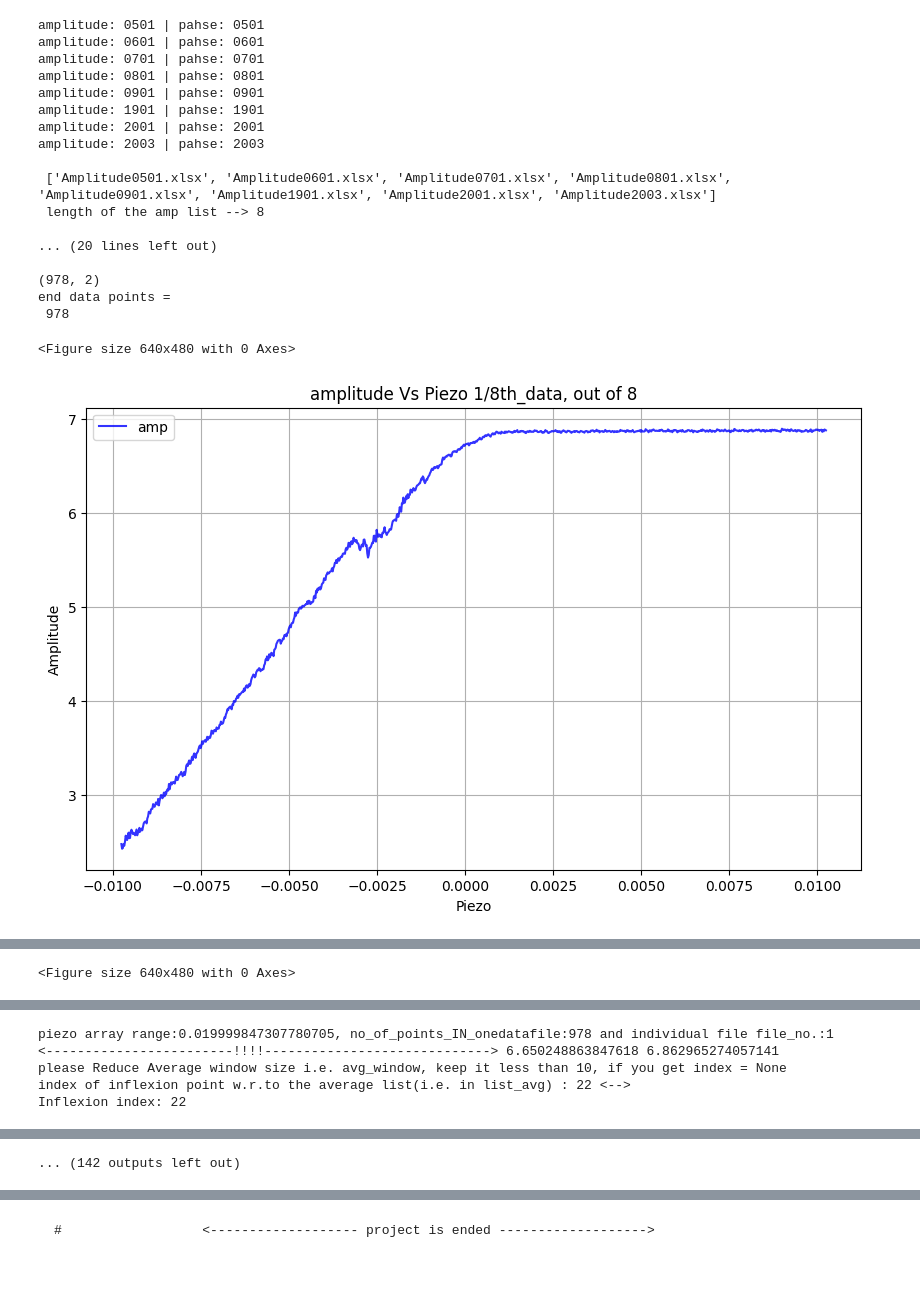
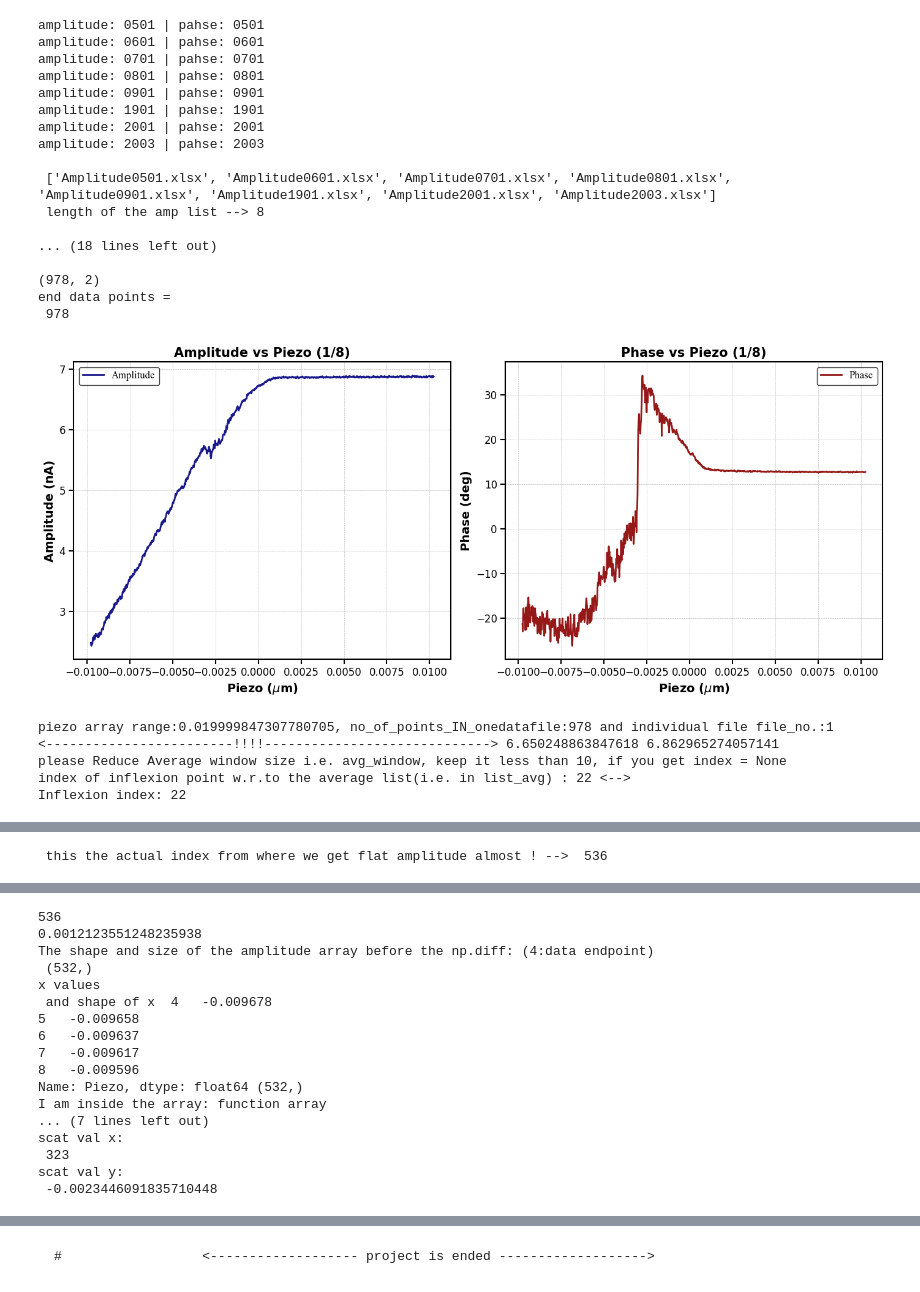
Before and after one commit to mohdrafik/Protein-AFM-Analysis-and-Lennard-Jones-potential-fitting, a Jupyter notebook: process_plot_data.ipynb, the cells around one changed output, grey strips where cells are left out. Saved outputs shown, nothing was run; the diff lists cells and outputs as text; code cells hidden in the pictures.

Commit message:
modified figure side by side

```diff
--- a/process_plot_data.ipynb
+++ b/process_plot_data.ipynb
@@ -35,7 +35,7 @@ from energy_dissipationEdiss import energy_dissipation
 # data_path =  "dataproblem\\old_data\\"
 # data_path =  "dataproblem\\curvesonproteins2\\"
 # data_path = "E:\\python_programs\\xlsfileprocess\\dataproblem\\curves on protein\\with 2000 points\\"
-# data_path = "E:\\python_programs\\xlsfileprocess\\dataproblem\\new_data7sep24\\"
+# data_path = "E:\\python_programs\\xlsfileprocess\\dataproblem\_data7sep24\\"
 data_path = "E:\\Protein-AFM-Analysis-and-Lennard-Jones-potential-fitting\\data\\"
 
 point_density_OLd = 8910.417881801475  # corresponds to avg_windowsize = 4.
@@ -65,9 +65,9 @@ for i in range(sameNo_of_amp_phase_length):
     filenameAmplitude = amp_inOrder[i]
     filenamephase = Phase_inOrder[i]
     file_No = i+1
-    print("\n",f"<----- IN process with files {filenameAmplitude} and {filenamephase} and file No. {file_No} -------->")
+    print(" ",f"<----- IN process with files {filenameAmplitude} and {filenamephase} and file No. {file_No} -------->")
 
-    print("\n",f"I am dealing with file = {file_No}.")
+    print(" ",f"I am dealing with file = {file_No}.")
 #     readASdfsetaxisAmpasnp(data_path,filenameAmplitude,filenamephase)
     print(f"I have read and converted the data in dataframe and numpy array and no of row in amp as data_endamp for file {i+1} named as {filenameAmplitude} and {filenamephase}.")
     res = readASdfsetaxisAmpasnp(data_path,filenameAmplitude,filenamephase)
@@ -78,11 +78,16 @@ for i in range(sameNo_of_amp_phase_length):
     ampdfAmplitudeColumnarr = res[4]    # it is single column  amplitude numpy array only
     A0 = res[5]    # A0 is the last value of the ampdf Amplitude  ***********  check for A0 values if this is in m . I think it is in nA here.
 
-    plt.figure()
-    plot_data(ampdf,label='amp',color='blue', marker='', markersize=1,alpha=0.8,title=f"amplitude Vs Piezo {i+1}/{sameNo_of_amp_phase_length}th_data, out of {sameNo_of_amp_phase_length}",Xaxis="Piezo",Yaxis='Amplitude')
-    plt.show()
-    plt.figure()
-    plot_data(phasedf,label='phase',color='red', marker='', markersize=1,alpha=0.6,title=f"Phase Vs Piezo {i+1}/{sameNo_of_amp_phase_length}th_data, out of {sameNo_of_amp_phase_length}",Xaxis="Piezo",Yaxis='Phase')
+    fig, (ax1, ax2) = plt.subplots(1, 2, figsize=(7.16, 3))
+    plot_data(ampdf.iloc[:, 0:2], label='Amplitude', color='navy', alpha=0.9,
+              title=f"Amplitude vs Piezo ({i+1}/{sameNo_of_amp_phase_length})",
+              Xaxis="Piezo ($\\mu$m)", Yaxis="Amplitude (nA)", ax=ax1)
+
+    plot_data(phasedf.iloc[:, 0:2], label='Phase', color='darkred', alpha=0.9,
+              title=f"Phase vs Piezo ({i+1}/{sameNo_of_amp_phase_length})",
+              Xaxis="Piezo ($\\mu$m)", Yaxis="Phase (deg)", ax=ax2)
+
+    plt.tight_layout()
     plt.show()
 
     # ------------ *********** here add a function to calculate the avg_window size for each file individually.
@@ -108,9 +113,9 @@ for i in range(sameNo_of_amp_phase_length):
     # <--------- it is for the finding the downbump in the actual data ... >
     res_indices = smfitbp.findDownBump(ampdf, zero_orFlatAmp, window_length=30, polyorder=3)
     index_inflexion = res_indices[0]
-    print("\n index_inflexion ---------->",index_inflexion)
+    print("  index_inflexion ---------->",index_inflexion)
     index_minima = res_indices[1]
-    print("\n index_minima ---------->",index_minima)
+    print(" index_minima ---------->",index_minima)
     smoothed_array = res_indices[4]  # it returned the smoothed array after filtering.
 
     backward_MinimaBump_nmValue = 4.0
@@ -203,7 +208,7 @@ for i in range(sameNo_of_amp_phase_length):
     print(f"<------here is the filename ---------------->{filename_refinedData}")
     # if filename[-5:] ==".xlsx" and filename[0:7] !='hamaker':
     if filename_refinedData[-4:] ==".dat" and filename_refinedData[0:7] !='hamaker':
-        print(f"----------->!!!!!!!! current processing file name is {filename_refinedData} \n")
+        print(f"----------->!!!!!!!! current processing file name is {filename_refinedData}  ")
 #             result = hamaker_const(datapath,filename, hamdeg= None)
 #         result = hamaker_calculation.hamaker_const(datapath,filename_refinedData, start_idx=index_inflexion, end_idx =zero_orFlatAmp, hamdeg= None)
 
@@ -231,7 +236,7 @@ hamaker_constavgData_df.to_excel(os.path.join(datapath,'hamaker_avgValeachfile.x
 
 #     filesaveDatain_dat(directory_path,piezofrominflexion2flat_nm,ampfrominflexion2flat_nm ,phasefrominflexion2flat_degree,filenameAmplitude,filenamephase,hamakerConstant = 1,A0 = A0)
 
-#     print("\n",f"<--------------- process is completed with files {filenameAmplitude} and {filenamephase} and file sequence No. {i+1}.------------------------------>")
+#     print(" ",f"<--------------- process is completed with files {filenameAmplitude} and {filenamephase} and file sequence No. {i+1}.------------------------------>")
 
 #     potential_force_algo(directory_path,filename_res)
 # K=32.125 Q=442
@@ -280,33 +285,37 @@ save_avg_hamaker(data_path,save_avg_hamakervalues,output_filename="avg_hamaker_r
 #         if filename[-4:] ==".dat" and filename[0:7] !='hamaker':
 #             print(f"----------->!!!!!!!! current processing file name is {filename}")
 # #             result = hamaker_const(datapath,filename, hamdeg= None)
 #             result = hamaker_calculation.hamaker_const(datapath,filename, hamdeg= None)
 
 #             filename_list.append(result["filename"])
 #             hamaker_constavglist.append(result["hamaker_const"])
 
 #     hamaker_constavgData = {"filename":filename_list,"hammaker_constant":hamaker_constavglist }
 
 #     hamaker_constavgData_df = pd.DataFrame(hamaker_constavgData)
 
 #     hamaker_constavgData_df.to_excel(os.path.join(datapath,'hamaker_avgValeachfile.xlsx'))
 # %% [output]
 amplitude: 0501 | pahse: 0501
 amplitude: 0601 | pahse: 0601
 amplitude: 0701 | pahse: 0701
 amplitude: 0801 | pahse: 0801
 amplitude: 0901 | pahse: 0901
 amplitude: 1901 | pahse: 1901
 amplitude: 2001 | pahse: 2001
 amplitude: 2003 | pahse: 2003
 
  ['Amplitude0501.xlsx', 'Amplitude0601.xlsx', 'Amplitude0701.xlsx', 'Amplitude0801.xlsx', 'Amplitude0901.xlsx', 'Amplitude1901.xlsx', 'Amplitude2001.xlsx', 'Amplitude2003.xlsx']
  length of the amp list --> 8
 
-... (20 lines left out)
+... (18 lines left out)
 
 (978, 2)
 end data points =
  978
+[figure, new version]
-<Figure size 640x480 with 0 Axes>
+piezo array range:0.019999847307780705, no_of_points_IN_onedatafile:978 and individual file file_no.:1
+<------------------------!!!!-----------------------------> 6.650248863847618 6.862965274057141
+please Reduce Average window size i.e. avg_window, keep it less than 10, if you get index = None
+index of inflexion point w.r.to the average list(i.e. in list_avg) : 22 <-->
+Inflexion index: 22
-[figure, old version]
@@ -313 +323 @@ end data points =
-<Figure size 640x480 with 0 Axes>
+ this the actual index from where we get flat amplitude almost ! -->  536
@@ -315,5 +325,17 @@ end data points =
-piezo array range:0.019999847307780705, no_of_points_IN_onedatafile:978 and individual file file_no.:1
-<------------------------!!!!-----------------------------> 6.650248863847618 6.862965274057141
-please Reduce Average window size i.e. avg_window, keep it less than 10, if you get index = None
-index of inflexion point w.r.to the average list(i.e. in list_avg) : 22 <-->
-Inflexion index: 22
+536
+0.0012123551248235938
+The shape and size of the amplitude array before the np.diff: (4:data endpoint)
+ (532,)
+x values
+ and shape of x  4   -0.009678
+5   -0.009658
+6   -0.009637
+7   -0.009617
+8   -0.009596
+Name: Piezo, dtype: float64 (532,)
+I am inside the array: function array
+... (7 lines left out)
+scat val x:
+ 323
+scat val y:
+ -0.0023446091835710448
@@ -342,4 +366,3 @@ scat val y:
-... (142 outputs left out)
 # %%
 # *********** this is the code to calculatr force and potential ..................
 # ***** we have to find fitting function to properly match the potential data, we can think about to the two function for fitting fisrt before minima and second for different fitting after minima.      ******
```
Also changed, not shown: parts of 27 cells of this notebook, 1 other file.
